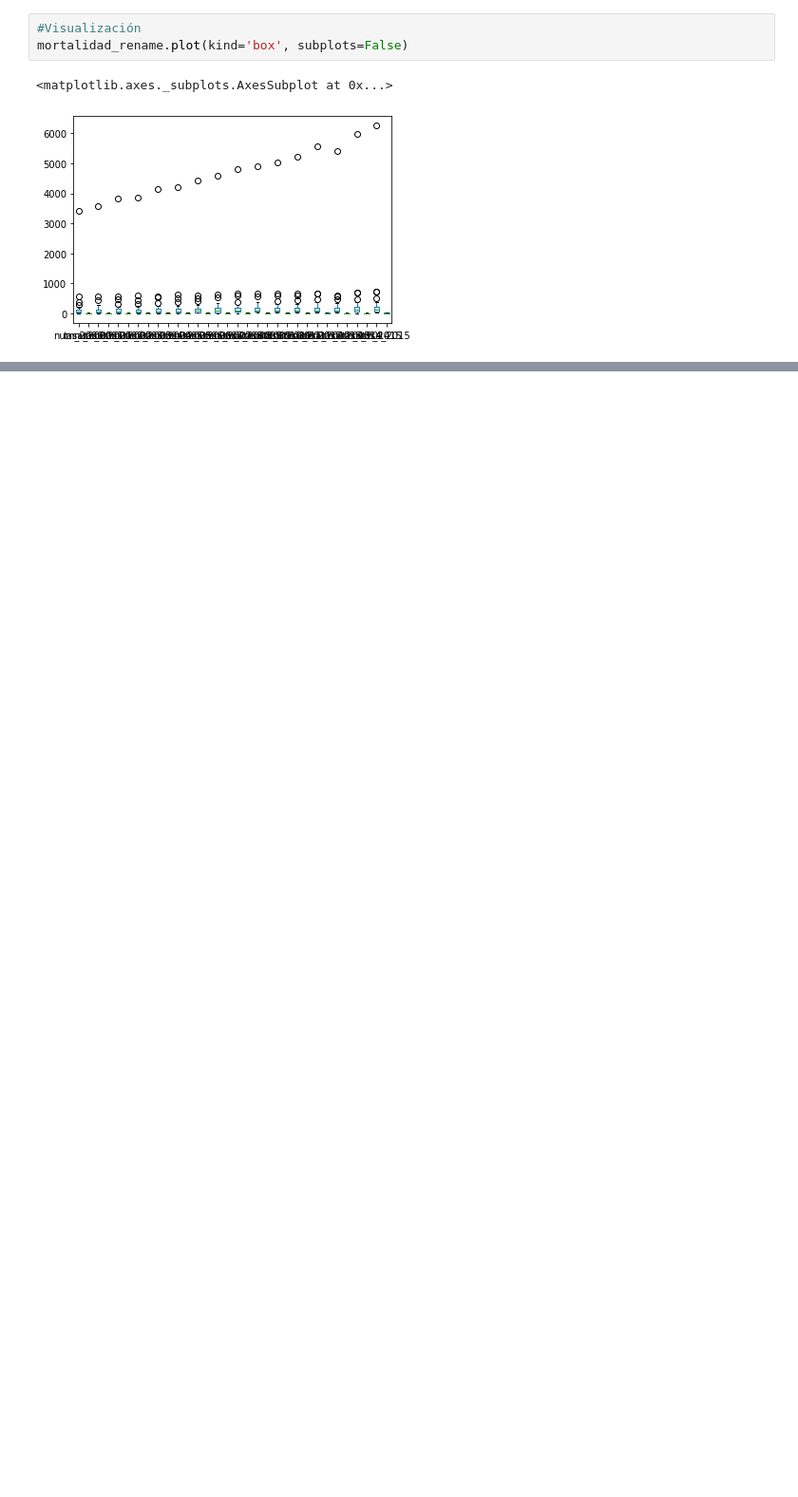
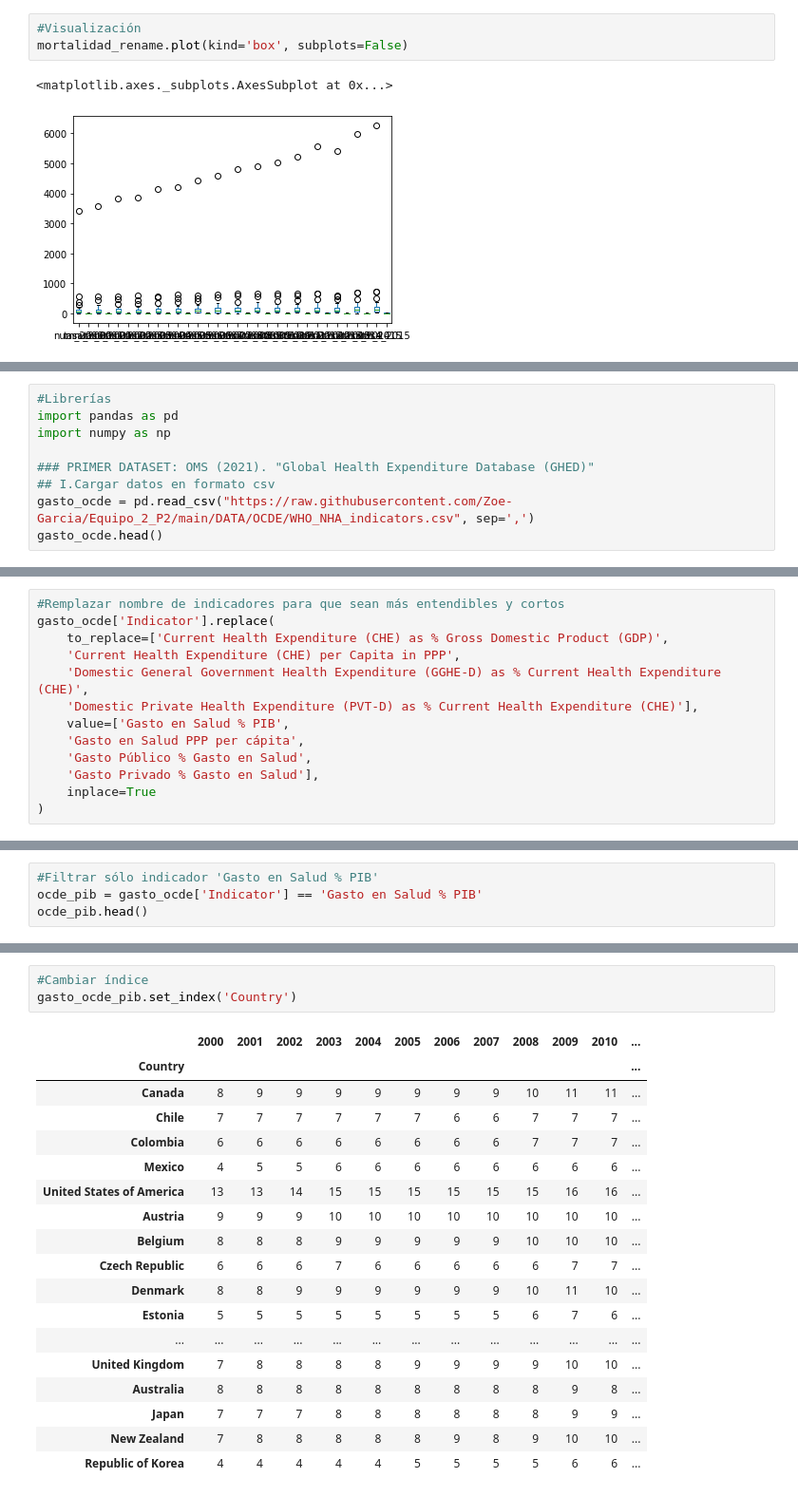
Before and after one commit to zoegarm/Cancer-de-mama-en-Mexico-limpieza-de-datos, a Jupyter notebook: Equipo2_Proyecto2.ipynb, the cells around one changed output, grey strips where cells are left out. Shown at 95% size. Saved outputs shown, nothing was run; the diff lists cells and outputs as text; blank space fills up the shorter version.

```diff
--- a/Equipo2_Proyecto2.ipynb
+++ b/Equipo2_Proyecto2.ipynb
@@ -909,0 +927,9 @@ mortalidad_rename.plot(kind='box', subplots=False)
+# %%
+#Librerías
+import pandas as pd
+import numpy as np
+
+### PRIMER DATASET: OMS (2021). "Global Health Expenditure Database (GHED)"
+## I.Cargar datos en formato csv
+gasto_ocde = pd.read_csv("https://raw.githubusercontent.com/Zoe-Garcia/Equipo_2_P2/main/DATA/OCDE/WHO_NHA_indicators.csv", sep=',')
+gasto_ocde.head()
@@ -909,0 +1029,13 @@ mortalidad_rename.plot(kind='box', subplots=False)
+# %%
+#Remplazar nombre de indicadores para que sean más entendibles y cortos
+gasto_ocde['Indicator'].replace(
+    to_replace=['Current Health Expenditure (CHE) as % Gross Domestic Product (GDP)',
+    'Current Health Expenditure (CHE) per Capita in PPP',
+    'Domestic General Government Health Expenditure (GGHE-D) as % Current Health Expenditure (CHE)',
+    'Domestic Private Health Expenditure (PVT-D) as % Current Health Expenditure (CHE)'],
+    value=['Gasto en Salud % PIB',
+    'Gasto en Salud PPP per cápita',
+    'Gasto Público % Gasto en Salud',
+    'Gasto Privado % Gasto en Salud'],
+    inplace=True
+)
@@ -909,0 +1097,4 @@ mortalidad_rename.plot(kind='box', subplots=False)
+# %%
+#Filtrar sólo indicador 'Gasto en Salud % PIB'
+ocde_pib = gasto_ocde['Indicator'] == 'Gasto en Salud % PIB'
+ocde_pib.head()
@@ -909,0 +1130,22 @@ mortalidad_rename.plot(kind='box', subplots=False)
+# %%
+#Cambiar índice
+gasto_ocde_pib.set_index('Country')
+# %% [output]
+|  | 2000 | 2001 | 2002 | 2003 | 2004 | 2005 | 2006 | 2007 | 2008 | 2009 | 2010 | ... |
+| Country |  |  |  |  |  |  |  |  |  |  |  | ... |
+| Canada | 8 | 9 | 9 | 9 | 9 | 9 | 9 | 9 | 10 | 11 | 11 | ... |
+| Chile | 7 | 7 | 7 | 7 | 7 | 7 | 6 | 6 | 7 | 7 | 7 | ... |
+| Colombia | 6 | 6 | 6 | 6 | 6 | 6 | 6 | 6 | 7 | 7 | 7 | ... |
+| Mexico | 4 | 5 | 5 | 6 | 6 | 6 | 6 | 6 | 6 | 6 | 6 | ... |
+| United States of America | 13 | 13 | 14 | 15 | 15 | 15 | 15 | 15 | 15 | 16 | 16 | ... |
+| Austria | 9 | 9 | 9 | 10 | 10 | 10 | 10 | 10 | 10 | 10 | 10 | ... |
+| Belgium | 8 | 8 | 8 | 9 | 9 | 9 | 9 | 9 | 10 | 10 | 10 | ... |
+| Czech Republic | 6 | 6 | 6 | 7 | 6 | 6 | 6 | 6 | 6 | 7 | 7 | ... |
+| Denmark | 8 | 8 | 9 | 9 | 9 | 9 | 9 | 9 | 10 | 11 | 10 | ... |
+| Estonia | 5 | 5 | 5 | 5 | 5 | 5 | 5 | 5 | 6 | 7 | 6 | ... |
+| ... | ... | ... | ... | ... | ... | ... | ... | ... | ... | ... | ... | ... |
+| United Kingdom | 7 | 8 | 8 | 8 | 8 | 9 | 9 | 9 | 9 | 10 | 10 | ... |
+| Australia | 8 | 8 | 8 | 8 | 8 | 8 | 8 | 8 | 8 | 9 | 8 | ... |
+| Japan | 7 | 7 | 7 | 8 | 8 | 8 | 8 | 8 | 8 | 9 | 9 | ... |
+| New Zealand | 7 | 8 | 8 | 8 | 8 | 8 | 9 | 8 | 9 | 10 | 10 | ... |
+| Republic of Korea | 4 | 4 | 4 | 4 | 4 | 5 | 5 | 5 | 5 | 6 | 6 | ... |
```
Also changed, not shown: parts of 56 cells of this notebook.
